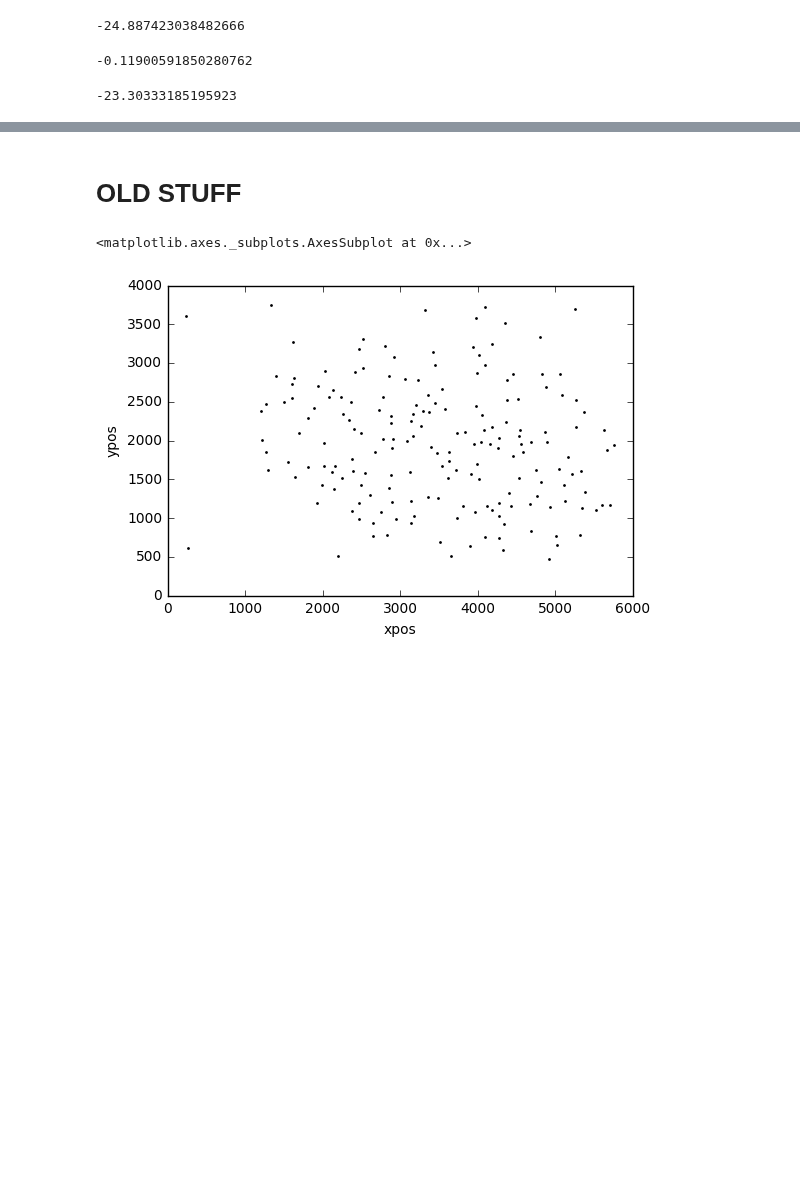
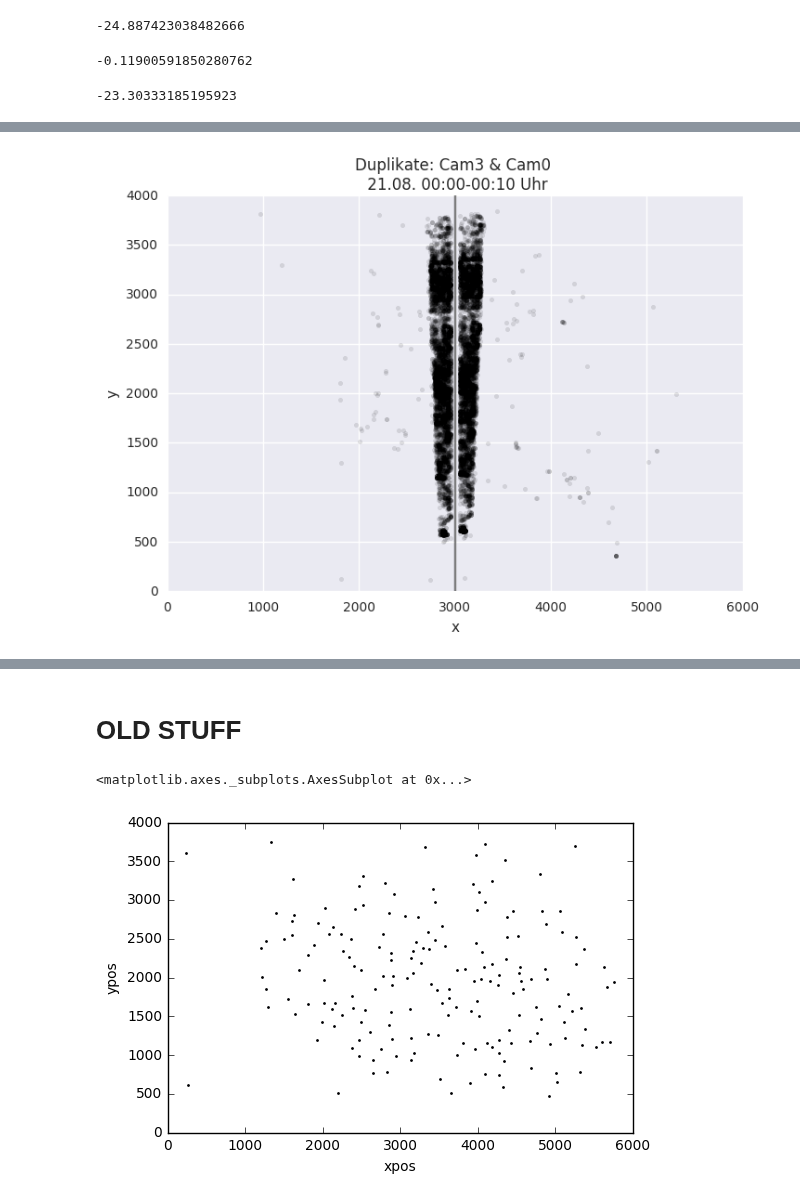
Before and after one commit to aschle/bees-sna, a Jupyter notebook: bib/Stitching.ipynb, the cells around one changed output, grey strips where cells are left out. Drawn from its saved outputs; the diff is of its cells as text; code cells hidden in the pictures; blank space fills up the shorter version.

```diff
--- a/bib/Stitching.ipynb
+++ b/bib/Stitching.ipynb
@@ -149,0 +189,5 @@ list(fc2.frames
+# %%
+data[0] = prep.calcIds(data[0],c)
+data[1] = prep.calcIds(data[1],c)
+data[2] = prep.calcIds(data[2],c)
+data[3] = prep.calcIds(data[3],c)
@@ -149,0 +203,33 @@ list(fc2.frames
+# %%
+# cam 0 und cam1 nach rechts verschieben
+data[0].xpos = data[0].xpos + 3000
+data[1].xpos = data[1].xpos + 3000
+# %%
+# Seiten zusammenfugen
+s0 = pd.concat([data[3], data[0]])
+s1 = pd.concat([data[2], data[1]])
+# %%
+def plotSides(side, cam1, cam2):
+    grs = side.groupby(by='myid')
+
+    dup = []
+    for name, group in grs:
+        dup.append(group[group.duplicated('id', keep=False)])
+
+    data_plot = pd.concat(dup)
+
+    axes = data_plot.plot.scatter(x='xpos',
+                              y='ypos',
+                              xlim=(0,6000),
+                              ylim=(0,4000),
+                              s=10,
+                             c = 'k',
+                              alpha=0.1)
+    axes.plot([3000, 3000],[0,4000], c='k', alpha=0.5)
+    axes.set_title("Duplikate: Cam{} & Cam{} \n 21.08. 00:00-00:10 Uhr".format(cam1,cam2))
+    axes.set_xlabel("x")
+    axes.set_ylabel("y")
+# %%
+plotSides(s0, 3,0)
+# %% [output]
+[figure, added]
```
Also changed, not shown: parts of 32 cells of this notebook.
